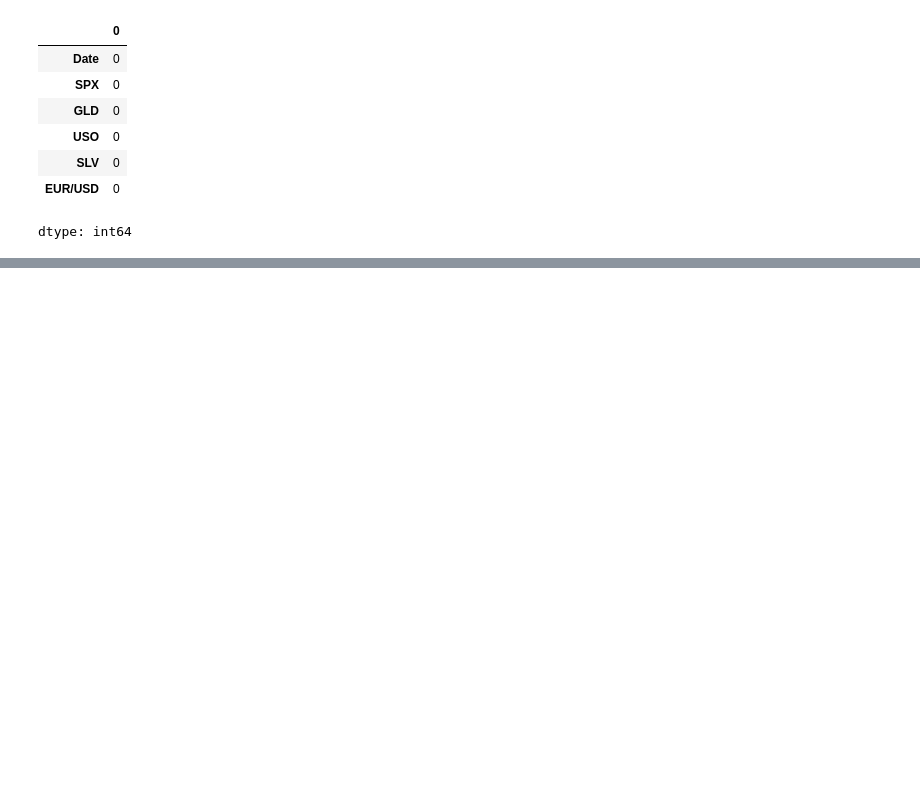
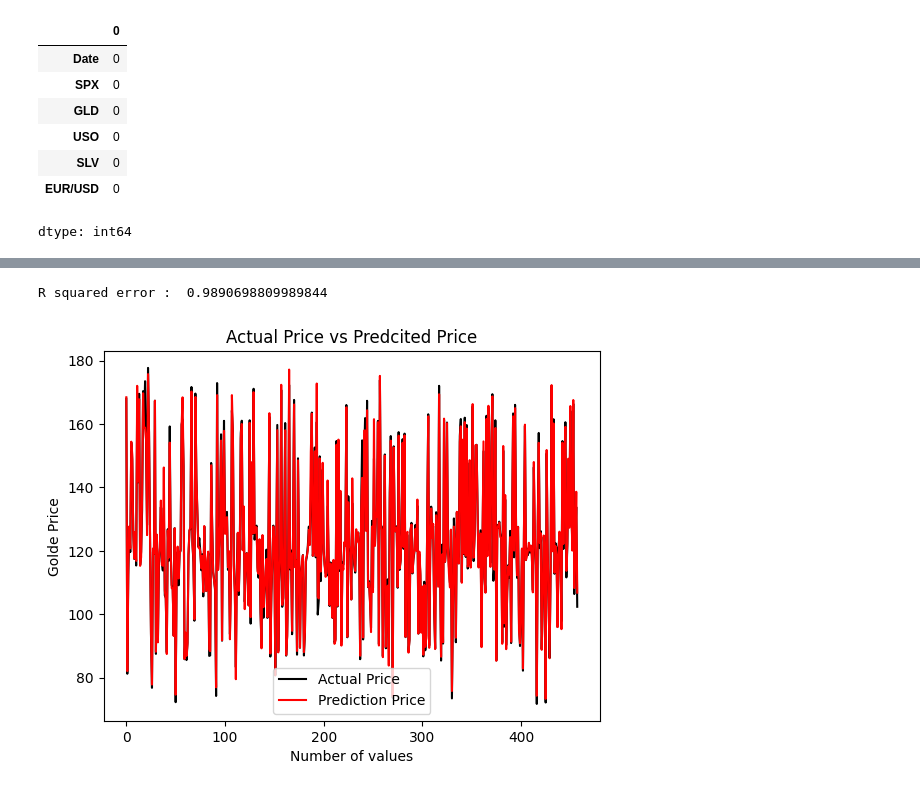
Before and after one commit to MasterVishvesh/Stock_price_Prediction-, a Jupyter notebook: Stock_price_Prediction_.ipynb, the cells around one changed output, grey strips where cells are left out. Saved outputs shown, nothing was run; the diff lists cells and outputs as text; code cells hidden in the pictures; blank space fills up the shorter version.

```diff
--- a/Stock_price_Prediction_.ipynb
+++ b/Stock_price_Prediction_.ipynb
@@ -67,0 +127,4 @@ gold_data.describe()
+# %%
+regresson= RandomForestRegressor(n_estimators=100)
+# %%
+regresson.fit(X_train, Y_train)
@@ -67,0 +133,3 @@ gold_data.describe()
+# %%
+test_data_prediction= regresson.predict(X_test)
+test_data_prediction
@@ -67,0 +154,19 @@ gold_data.describe()
+# %%
+error_score=metrics.r2_score(Y_test, test_data_prediction)
+print("R squared error : ", error_score)
+# %% [output]
+R squared error :  0.9890698809989844
+# %%
+# Prediction the actuala and prediction vale
+Y_test = list(Y_test)
+# %%
+plt.figuresize=(20,60)
+plt.plot(Y_test, color='black', label = 'Actual Price')
+plt.plot(test_data_prediction, color='red', label = 'Prediction Price')
+plt.title ('Actual Price vs Predcited Price')
+plt.xlabel('Number of values')
+plt.ylabel('Golde Price')
+plt.legend()
+plt.show()
+# %% [output]
+[figure, added]
```
Also changed, not shown: parts of 10 cells of this notebook.
